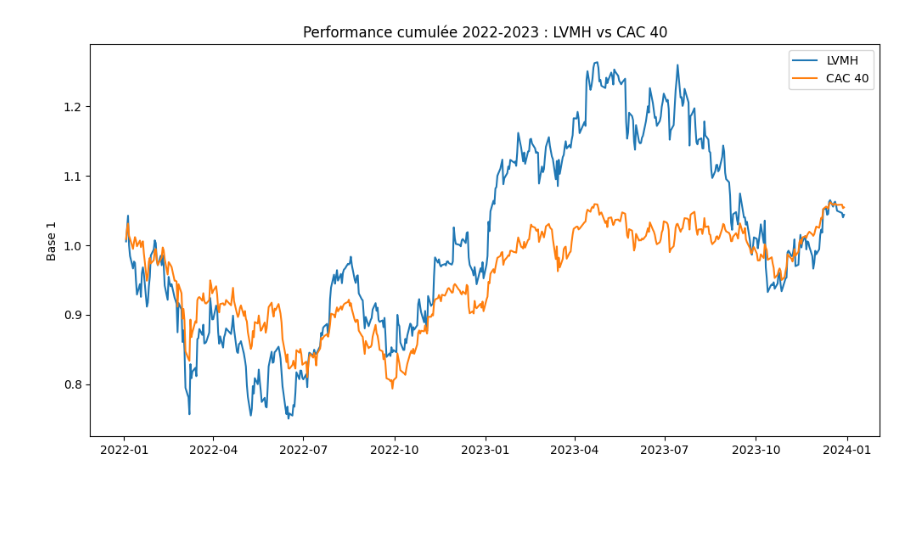
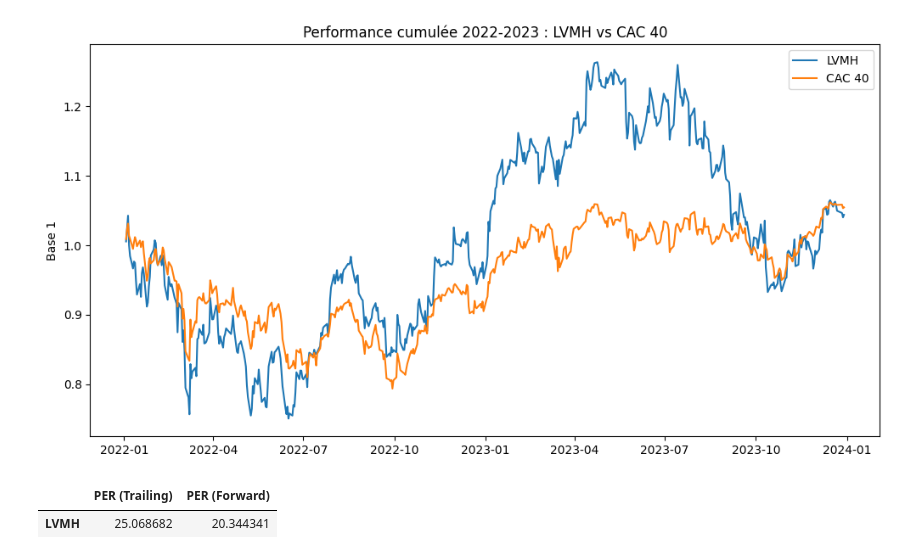
Before and after one commit to melynazrd/IAE_METZ_2026_DATA_AUDIT, a Jupyter notebook: SCRIPTS/analyse_lvmh.ipynb, the cells around one changed output. Saved outputs shown, nothing was run; the diff lists cells and outputs as text; code cells hidden in the pictures; blank space fills up the shorter version.

```diff
--- a/SCRIPTS/analyse_lvmh.ipynb
+++ b/SCRIPTS/analyse_lvmh.ipynb
@@ -350,3 +350,27 @@ plt.legend(["LVMH", "CAC 40"])
 plt.show()
 # %% [output]
 [figure]
+# %%
+# PER
+
+import yfinance as yf
+import pandas as pd
+
+def get_pe(ticker):
+    asset = yf.Ticker(ticker)
+    info = asset.info
+    return {
+        "PER (Trailing)": info.get("trailingPE", "Non disponible"),
+        "PER (Forward)": info.get("forwardPE", "Non disponible")
+    }
+
+data = {
+    "LVMH": get_pe("MC.PA"),
+}
+
+per_df = pd.DataFrame(data).T
+
+per_df
+# %% [output]
+|  | PER (Trailing) | PER (Forward) |
+| LVMH | 25.068682 | 20.344341 |
```
Also changed, not shown: parts of 10 cells of this notebook.
